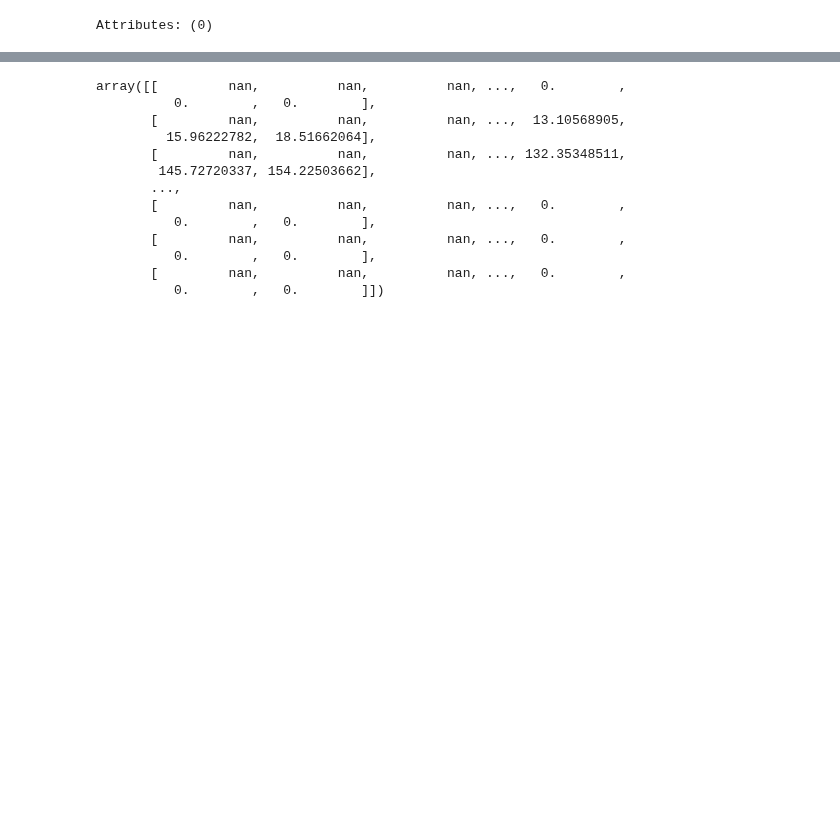
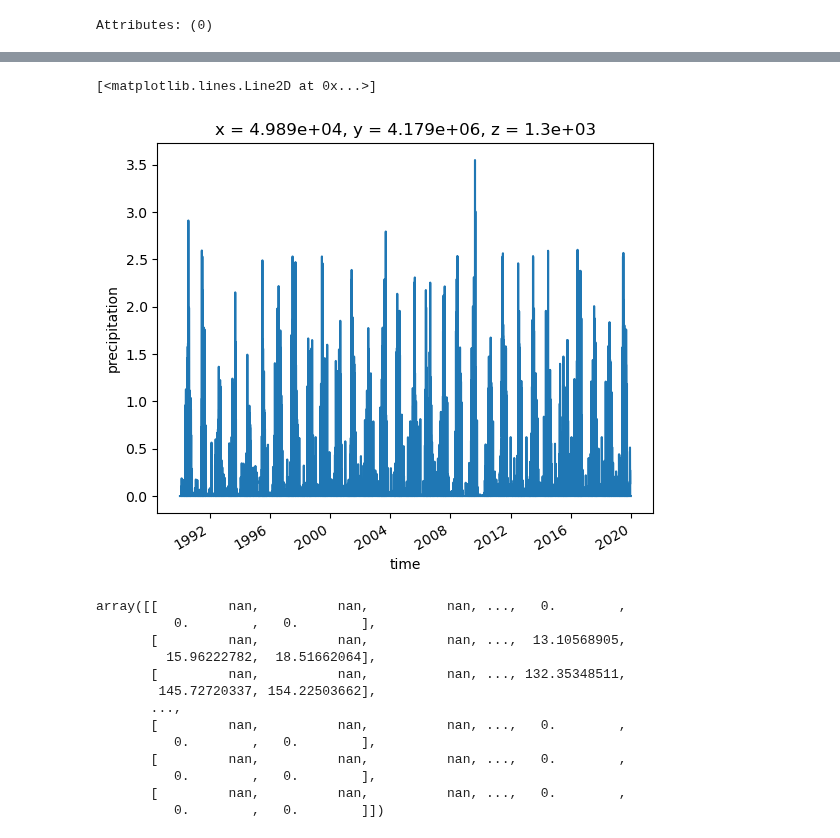
Before and after one commit to jacobqs/MST-Himalaya, a Jupyter notebook: make_shyft_data_input.ipynb, the cells around one changed output, grey strips where cells are left out. Saved outputs shown, nothing was run; the diff lists cells and outputs as text; code cells hidden in the pictures; blank space fills up the shorter version.

```diff
--- a/make_shyft_data_input.ipynb
+++ b/make_shyft_data_input.ipynb
@@ -400,20 +396,20 @@ temp_ds = xr.Dataset(
 #     ),
 # )
 
-precipitation_ds = xr.Dataset(
+# precipitation_ds = xr.Dataset(
 
-    data_vars = dict(
-        series_name = (['station'], series_name_precipitation_da),
-        crs = ([], crs),
-        precipitation = (['time', 'station'], precipitation_da)
-    ),
-    coords = dict(
-        time = (['time'], time_precipitation),
-        x = (['station'], x_precipitation_da),
-        y = (['station'], y_precipitation_da),
-        z = (['station'], z_da)
-    ),
-)
+#     data_vars = dict(
+#         series_name = (['station'], series_name_precipitation_da),
+#         crs = ([], crs),
+#         precipitation = (['time', 'station'], precipitation_da)
+#     ),
+#     coords = dict(
+#         time = (['time'], time_precipitation),
+#         x = (['station'], x_precipitation_da),
+#         y = (['station'], y_precipitation_da),
+#         z = (['station'], z_da)
+#     ),
+# )
 # %%
 precipitation_ds
 # %% [output]
@@ -463,3 +505,8 @@ Attributes: (0)
+# %%
+precipitation_ds['precipitation'].sel(station = 1500).plot()
+# %% [output]
+[<matplotlib.lines.Line2D at 0x...>]
+[figure, added]
 # %%
 radiation_ds.global_radiation.values
 # %% [output]
```
Also changed, not shown: parts of 14 cells of this notebook, 6 other files.
